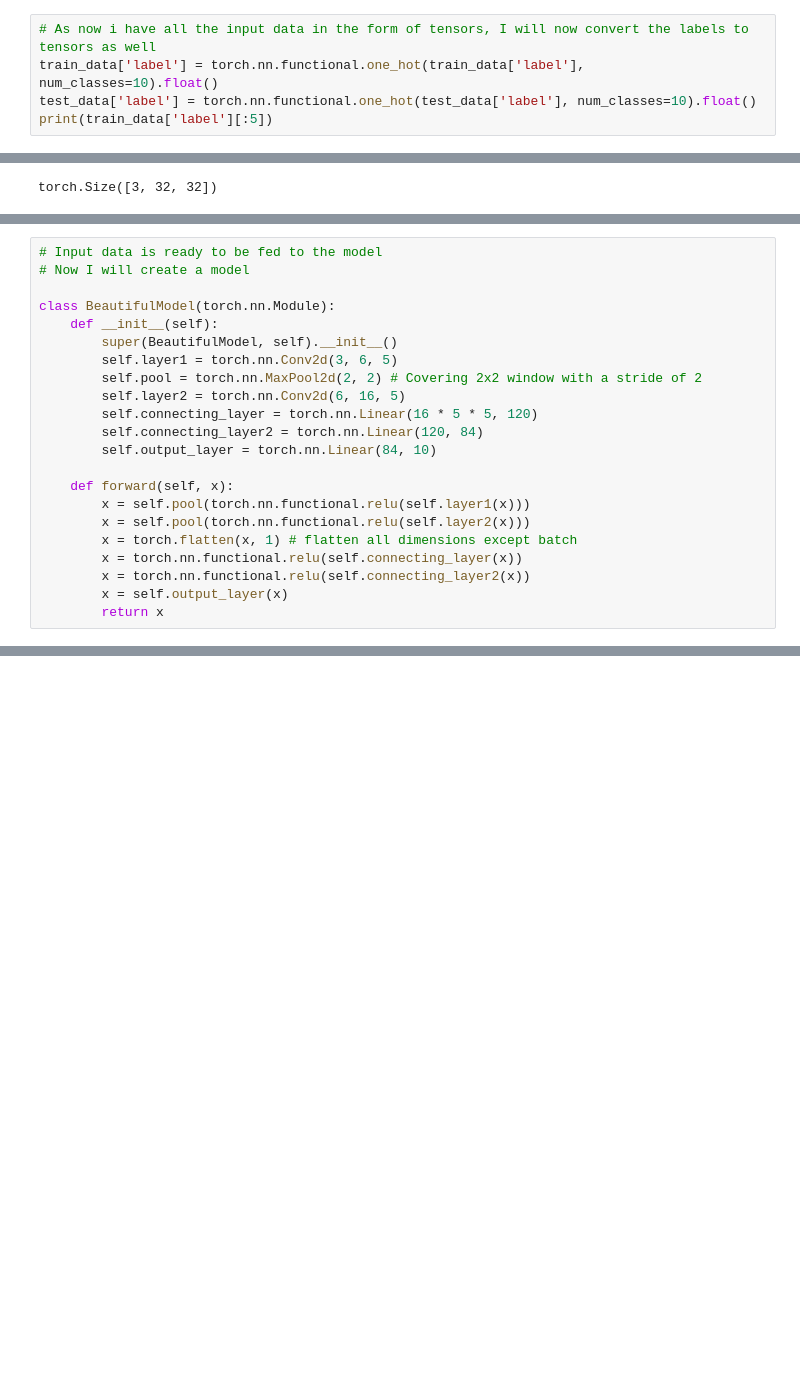
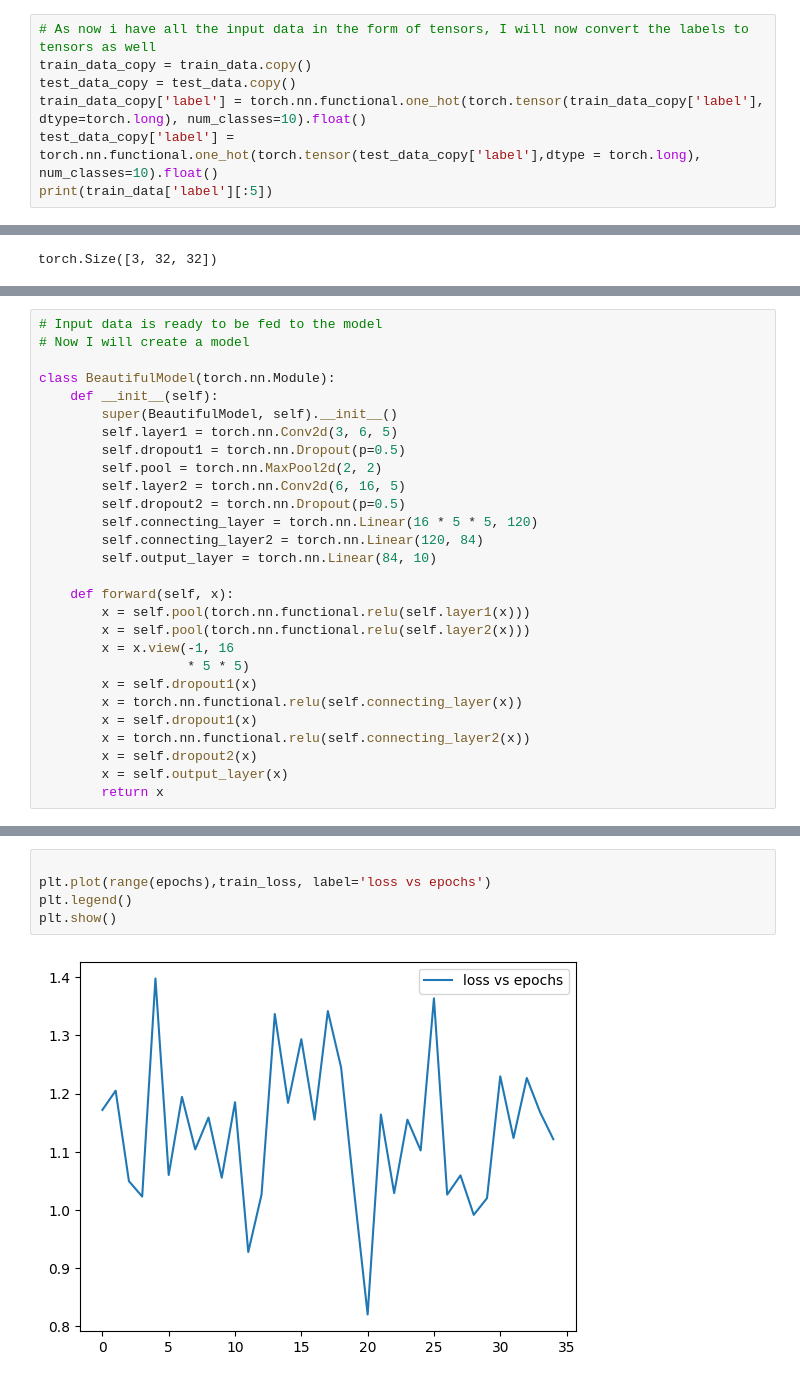
Before and after one commit to ashkew2202/CCAI, a Jupyter notebook: imagePredictor.ipynb, the cells around one changed output, grey strips where cells are left out. Saved outputs shown, nothing was run; the diff lists cells and outputs as text; blank space fills up the shorter version.

```diff
--- a/imagePredictor.ipynb
+++ b/imagePredictor.ipynb
@@ -64,6 +88,8 @@ train_data['img'][:5]
 # %%
 # As now i have all the input data in the form of tensors, I will now convert the labels to tensors as well
-train_data['label'] = torch.nn.functional.one_hot(train_data['label'], num_classes=10).float()
-test_data['label'] = torch.nn.functional.one_hot(test_data['label'], num_classes=10).float()
+train_data_copy = train_data.copy()
+test_data_copy = test_data.copy()
+train_data_copy['label'] = torch.nn.functional.one_hot(torch.tensor(train_data_copy['label'], dtype=torch.long), num_classes=10).float()
+test_data_copy['label'] = torch.nn.functional.one_hot(torch.tensor(test_data_copy['label'],dtype = torch.long), num_classes=10).float()
 print(train_data['label'][:5])
 # %% [output]
@@ -86,8 +110,10 @@ class BeautifulModel(torch.nn.Module):
     def __init__(self):
         super(BeautifulModel, self).__init__()
         self.layer1 = torch.nn.Conv2d(3, 6, 5)
-        self.pool = torch.nn.MaxPool2d(2, 2) # Covering 2x2 window with a stride of 2
+        self.dropout1 = torch.nn.Dropout(p=0.5)
+        self.pool = torch.nn.MaxPool2d(2, 2)
         self.layer2 = torch.nn.Conv2d(6, 16, 5)
+        self.dropout2 = torch.nn.Dropout(p=0.5)
         self.connecting_layer = torch.nn.Linear(16 * 5 * 5, 120)
         self.connecting_layer2 = torch.nn.Linear(120, 84)
         self.output_layer = torch.nn.Linear(84, 10)
@@ -95,9 +121,13 @@ class BeautifulModel(torch.nn.Module):
     def forward(self, x):
         x = self.pool(torch.nn.functional.relu(self.layer1(x)))
         x = self.pool(torch.nn.functional.relu(self.layer2(x)))
-        x = torch.flatten(x, 1) # flatten all dimensions except batch
+        x = x.view(-1, 16
+                   * 5 * 5)
+        x = self.dropout1(x)
         x = torch.nn.functional.relu(self.connecting_layer(x))
+        x = self.dropout1(x)
         x = torch.nn.functional.relu(self.connecting_layer2(x))
+        x = self.dropout2(x)
         x = self.output_layer(x)
         return x
 # %%
@@ -156,0 +231,7 @@ KeyboardInterrupt:
+# %%
+
+plt.plot(range(epochs),train_loss, label='loss vs epochs')
+plt.legend()
+plt.show()
+# %% [output]
+[figure, added]
```
Also changed, not shown: parts of 12 cells of this notebook, 1 other file.
